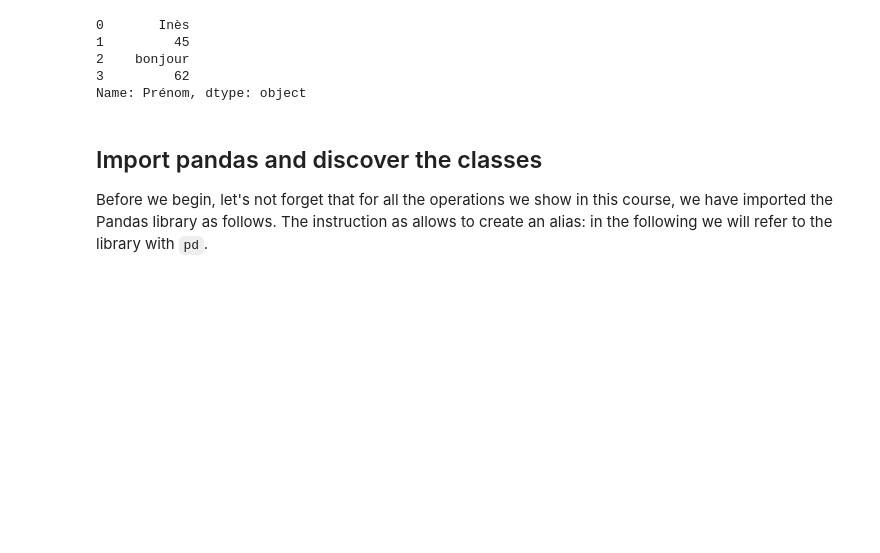
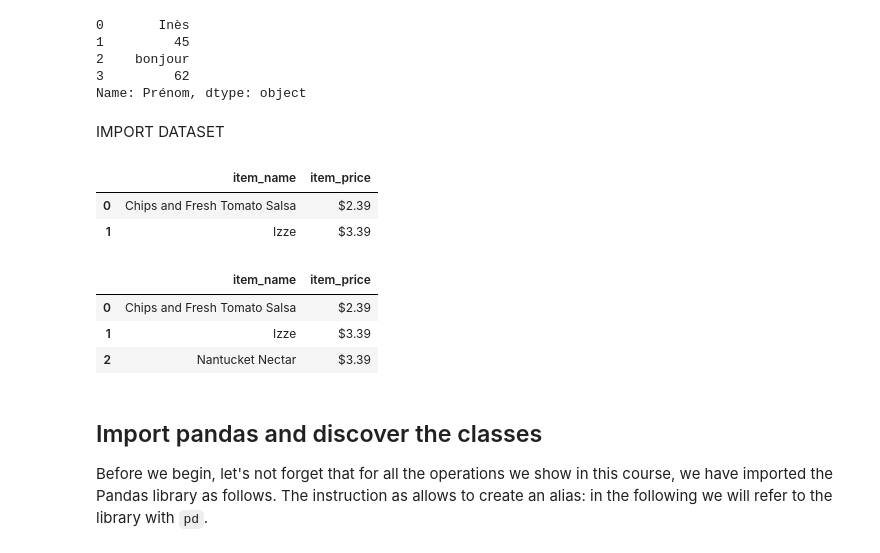
Before and after one commit to aevlkm/eda, a Jupyter notebook: 01_EDA/01-Data_manipulation_with_Pandas.ipynb, the cells around one changed output. Drawn from its saved outputs; the diff is of its cells as text; code cells hidden in the pictures; blank space fills up the shorter version.

Commit message:
Added CSV import and Loc/iLoc Manipulation

```diff
--- a/01_EDA/01-Data_manipulation_with_Pandas.ipynb
+++ b/01_EDA/01-Data_manipulation_with_Pandas.ipynb
@@ -85,6 +85,23 @@ s
 2    bonjour
 3         62
 Name: Prénom, dtype: object
+# %% [markdown]
+IMPORT DATASET
+# %%
+df = pd.read_csv('src/chipotle.csv')
+df.iloc[:2,[3, 5]]
+# df
+# %% [output]
+|  | item_name | item_price |
+| 0 | Chips and Fresh Tomato Salsa | $2.39 |
+| 1 | Izze | $3.39 |
+# %%
+df.loc[:2, ["item_name", "item_price"]]
+# %% [output]
+|  | item_name | item_price |
+| 0 | Chips and Fresh Tomato Salsa | $2.39 |
+| 1 | Izze | $3.39 |
+| 2 | Nantucket Nectar | $3.39 |
 # %% [markdown]
 ## Import pandas and discover the classes
 
```
